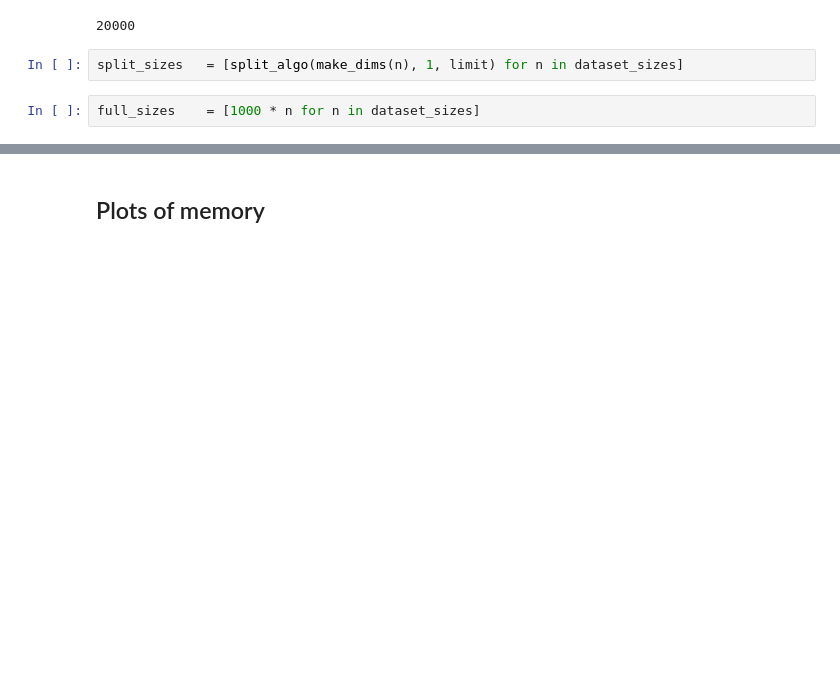
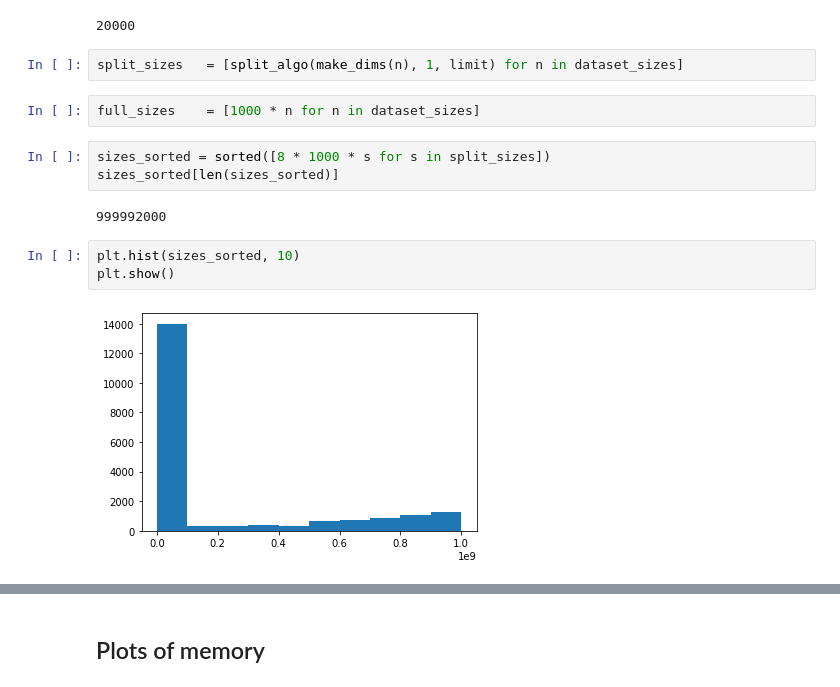
Before and after one commit to awav/gambit, a Jupyter notebook: bench/Untitled.ipynb, the cells around one changed output, grey strips where cells are left out. Cells and saved outputs as stored; diff of their text form; blank space fills up the shorter version.

```diff
--- a/bench/Untitled.ipynb
+++ b/bench/Untitled.ipynb
@@ -51,4 +51,14 @@ len(dataset_sizes)
 split_sizes   = [split_algo(make_dims(n), 1, limit) for n in dataset_sizes]
 # %%
 full_sizes    = [1000 * n for n in dataset_sizes]
+# %%
+sizes_sorted = sorted([8 * 1000 * s for s in split_sizes])
+sizes_sorted[len(sizes_sorted)]
+# %% [output]
+999992000
+# %%
+plt.hist(sizes_sorted, 10)
+plt.show()
+# %% [output]
+[figure, added]
 # %%
```
Also changed, not shown: parts of 2 cells of this notebook, 8 other files.
